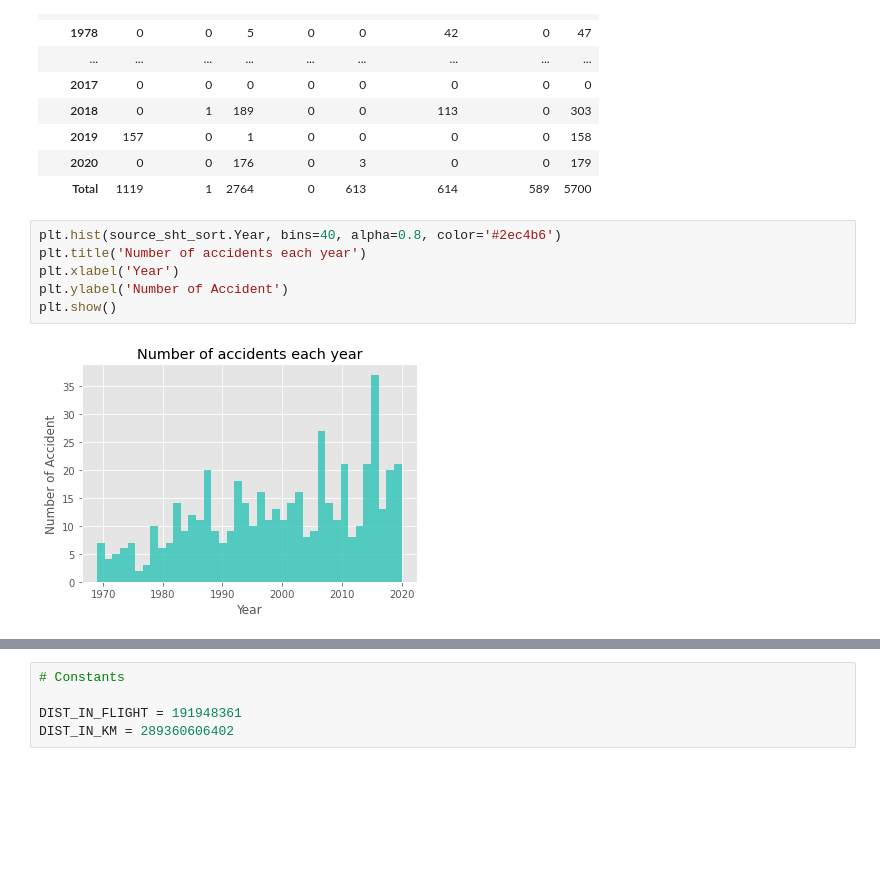
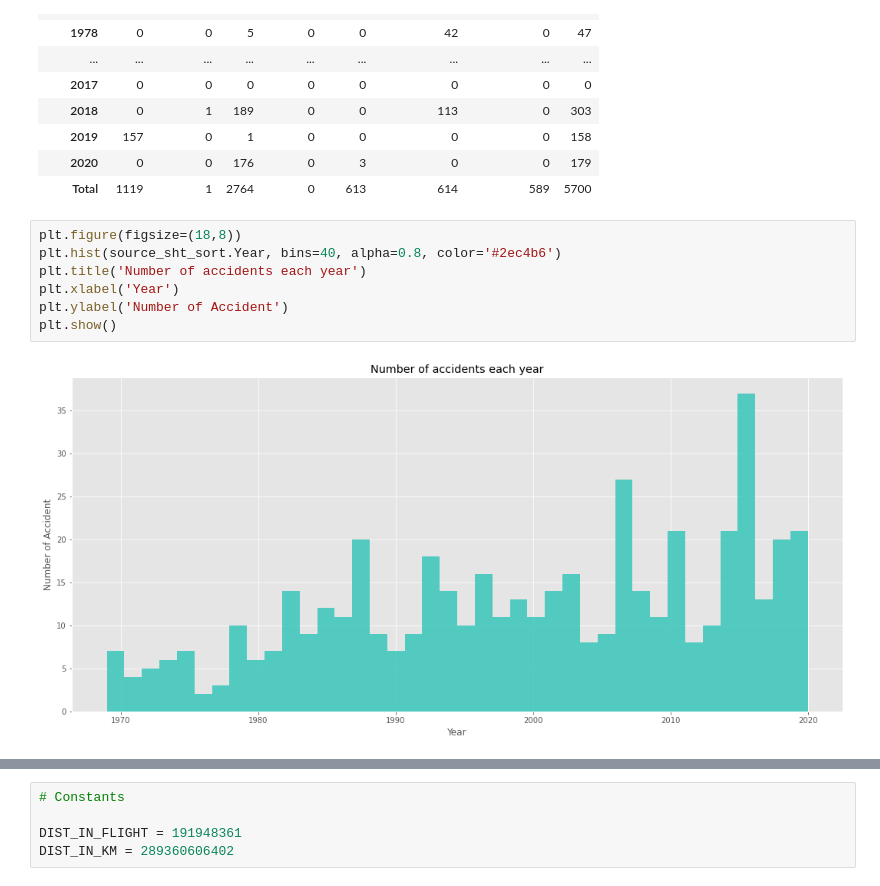
Before and after one commit to svkumar5950/boeing737, a Jupyter notebook: 1_Boeing737_Analysis_Report.ipynb, the cells around one changed output, grey strips where cells are left out. Drawn from its saved outputs; the diff is of its cells as text; blank space fills up the shorter version.

```diff
--- a/1_Boeing737_Analysis_Report.ipynb
+++ b/1_Boeing737_Analysis_Report.ipynb
@@ -171,13 +172,14 @@ source_sht_sort.pivot_table(index='Year', columns='Continent',\
 | 2020 | 0 | 0 | 176 | 0 | 3 | 0 | 0 | 179 |
 | Total | 1119 | 1 | 2764 | 0 | 613 | 614 | 589 | 5700 |
 # %%
+plt.figure(figsize=(18,8))
 plt.hist(source_sht_sort.Year, bins=40, alpha=0.8, color='#2ec4b6')
 plt.title('Number of accidents each year')
 plt.xlabel('Year')
 plt.ylabel('Number of Accident')
 plt.show()
 # %% [output]
-[figure, old version]
+[figure, new version]
 # %% [markdown]
 ## From here follows the risk analysis part..
 
```
Also changed, not shown: parts of 24 cells of this notebook.
